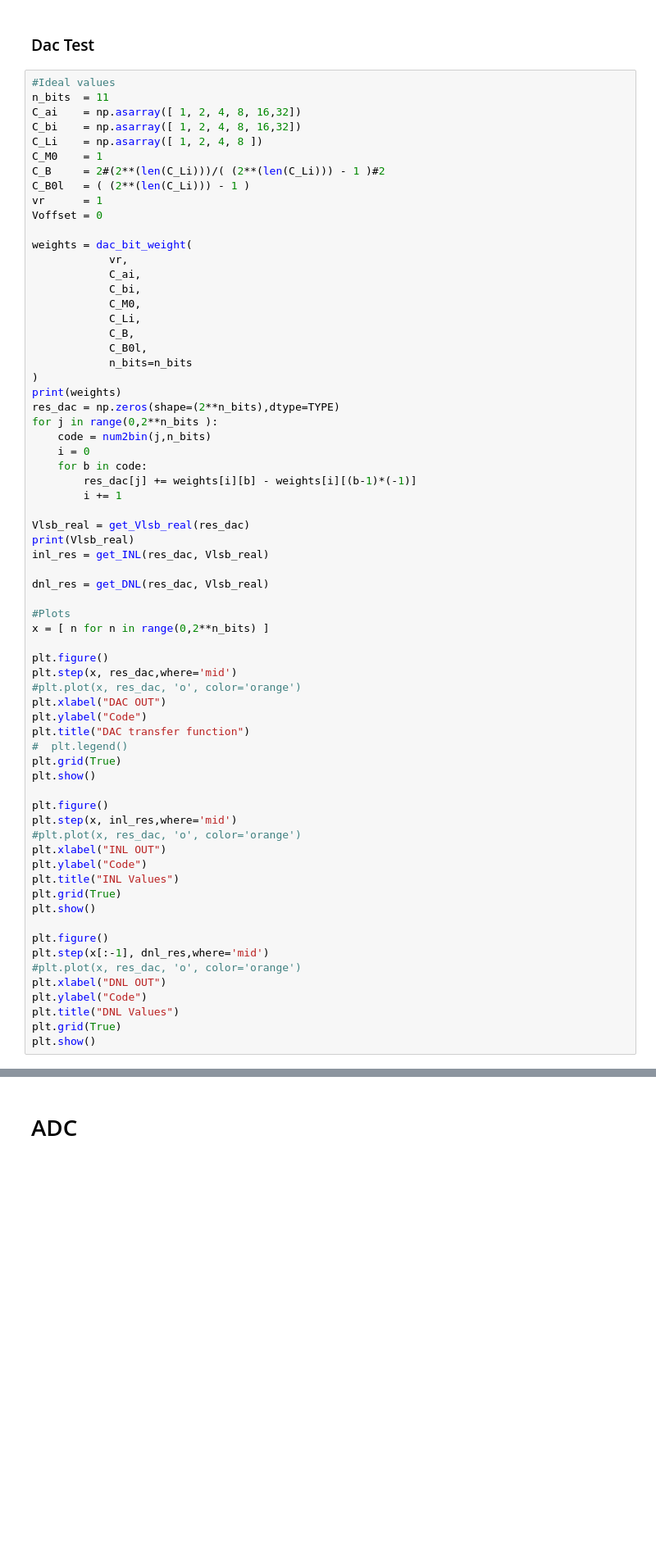
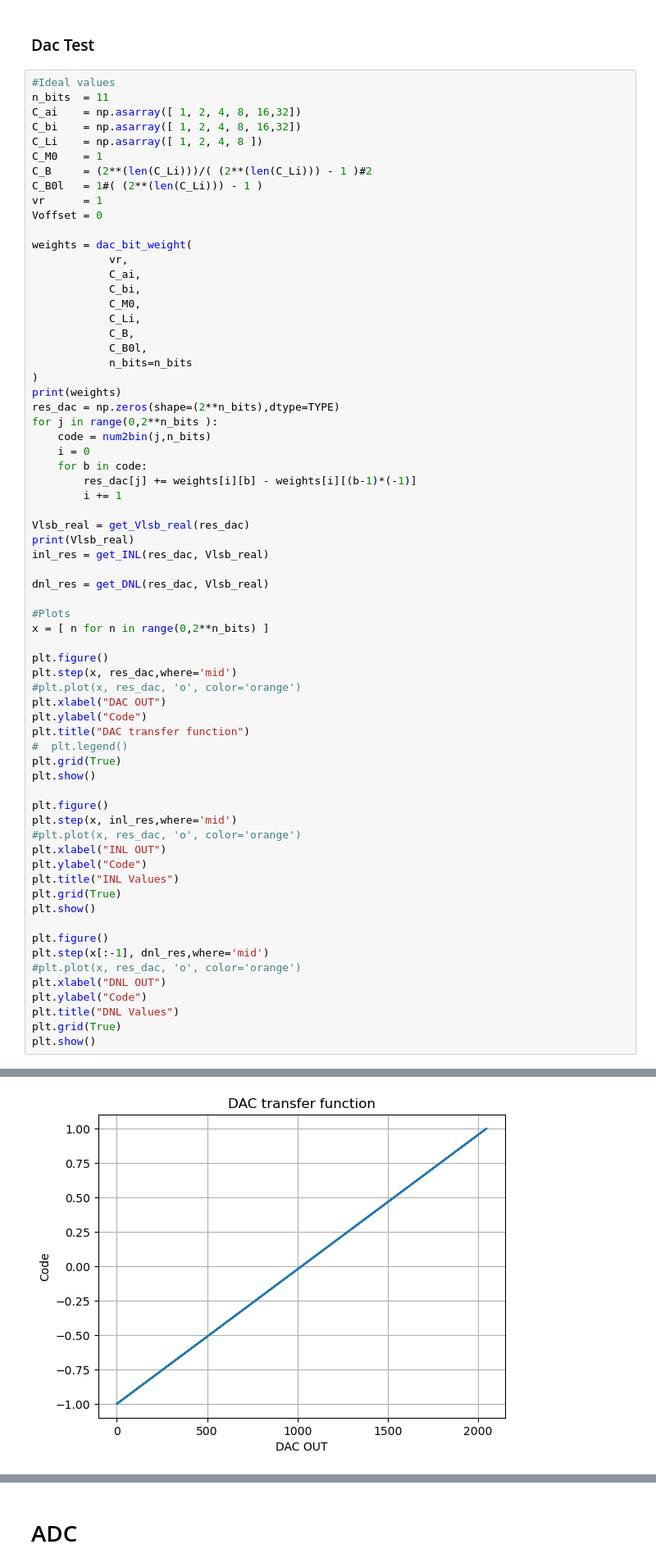
Before and after one commit to MartimAgostinho/CS-Lab1, a Jupyter notebook: PythonScripts/SAR_ADC.ipynb, the cells around one changed output, grey strips where cells are left out. Shown at 82% size. Drawn from its saved outputs; the diff is of its cells as text; blank space fills up the shorter version.

```diff
--- a/PythonScripts/SAR_ADC.ipynb
+++ b/PythonScripts/SAR_ADC.ipynb
@@ -105,8 +105,8 @@ C_ai    = np.asarray([ 1, 2, 4, 8, 16,32])
 C_bi    = np.asarray([ 1, 2, 4, 8, 16,32])
 C_Li    = np.asarray([ 1, 2, 4, 8 ])
 C_M0    = 1
-C_B     = 2#(2**(len(C_Li)))/( (2**(len(C_Li))) - 1 )#2
-C_B0l   = ( (2**(len(C_Li))) - 1 )
+C_B     = (2**(len(C_Li)))/( (2**(len(C_Li))) - 1 )#2
+C_B0l   = 1#( (2**(len(C_Li))) - 1 )
 vr      = 1
 Voffset = 0
 
@@ -180,0 +181 @@ plt.show()
+[figure, added]
```
Also changed, not shown: parts of 11 cells of this notebook, 5 other files.
